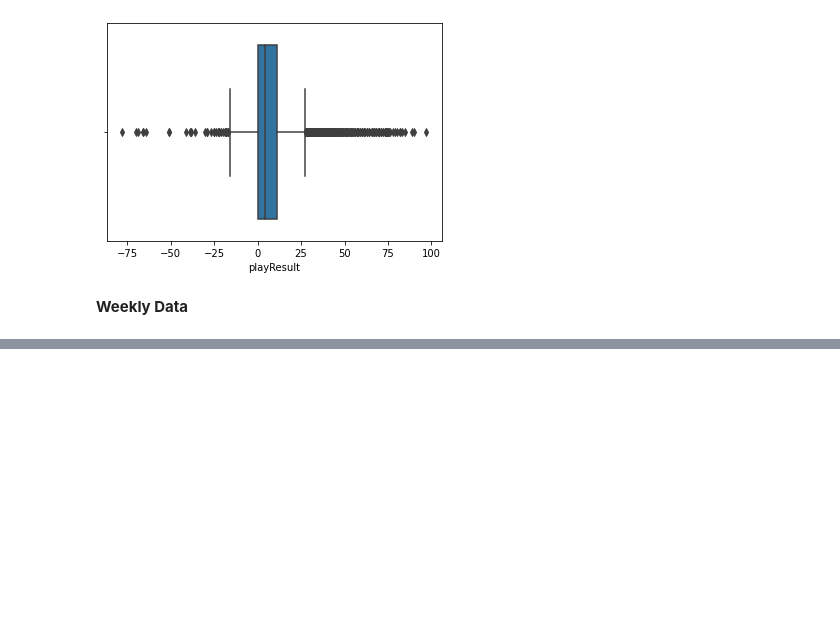
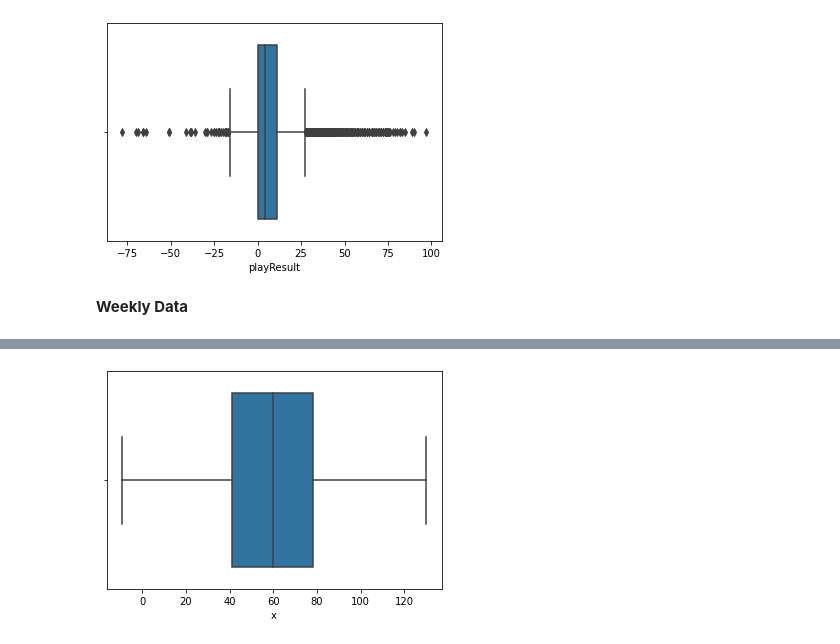
Before and after one commit to kilee722/Aiding-Africa-Mathematical-Model-of-Disease-Relief-Plan-, a Jupyter notebook: nfl_big_data_bowl_2021.ipynb, the cells around one changed output, grey strips where cells are left out. Saved outputs shown, nothing was run; the diff lists cells and outputs as text; code cells hidden in the pictures; blank space fills up the shorter version.

```diff
--- a/nfl_big_data_bowl_2021.ipynb
+++ b/nfl_big_data_bowl_2021.ipynb
@@ -555,0 +606,4 @@ bxp("playResult", plays)
+# %%
+bxp('x', weekly_data)
+# %% [output]
+[figure, added]
```
Also changed, not shown: parts of 12 cells of this notebook.
